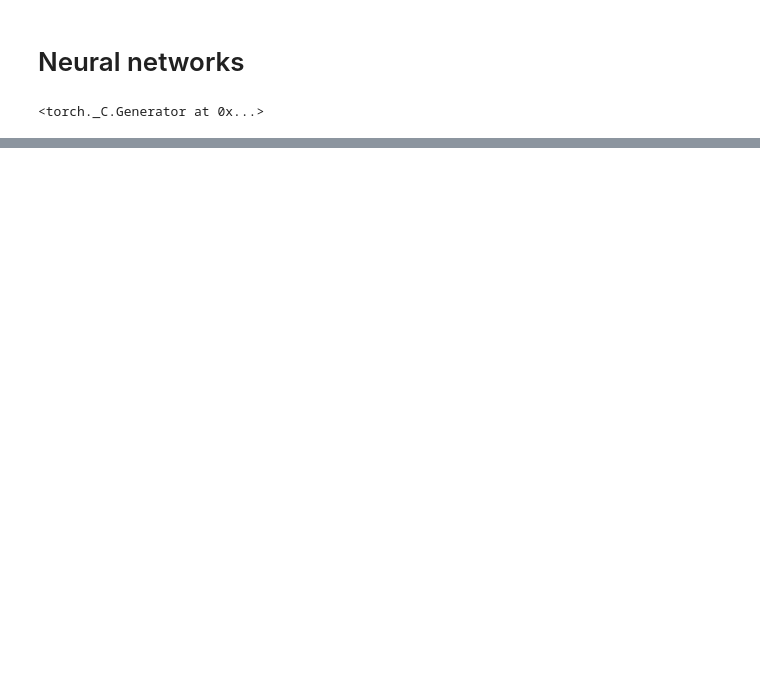
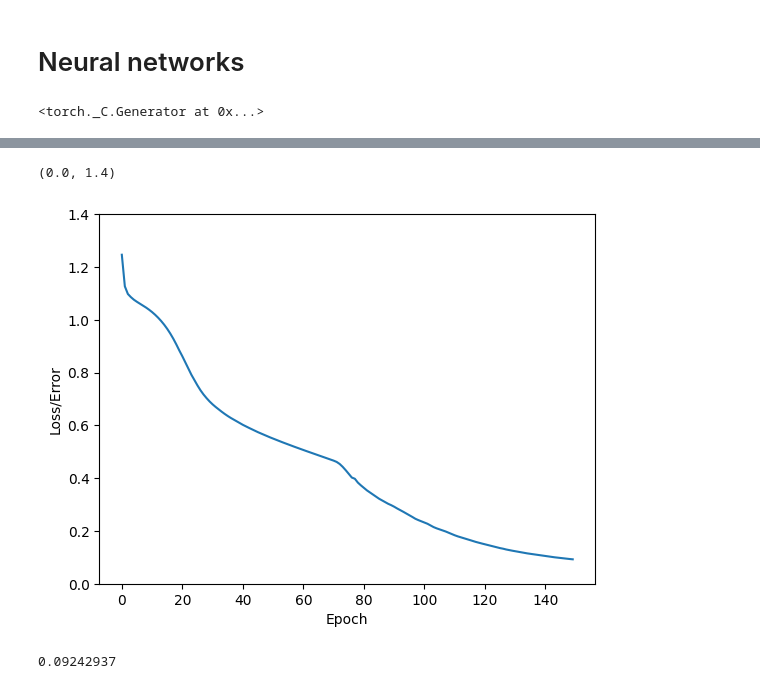
Before and after one commit to matteol1/Data-Science-ML-DL-, a Jupyter notebook: Sample_Neural_Network.ipynb, the cells around one changed output, grey strips where cells are left out. Saved outputs shown, nothing was run; the diff lists cells and outputs as text; code cells hidden in the pictures; blank space fills up the shorter version.

```diff
--- a/Sample_Neural_Network.ipynb
+++ b/Sample_Neural_Network.ipynb
@@ -38,0 +100,40 @@ model = ModelNetwork1()
+# %%
+#Float Tensors
+X_train = torch.FloatTensor(X_train)
+X_test = torch.FloatTensor(X_test)
+
+#Long Integers
+y_train = torch.LongTensor(y_train)
+y_test = torch.LongTensor(y_test)
+# %%
+#Define criterion to measure error
+crit = nn.CrossEntropyLoss()
+#Define optimizer
+# Adam
+# lr = learning rate
+optimizer = torch.optim.Adam(model.parameters(), lr=0.02)
+#model parameters are fc1 fc2 (out)
+# %%
+#Define epochs
+#how many full runs through the network
+epochs = 150
+losses = []
+# %%
+#Run for epochs
+for i in range(epochs):
+  #Forward
+  y_pred = model.forward(X_train)
+
+  #Measure error
+  loss = crit(y_pred, y_train)
+
+  losses.append(loss.detach().numpy())
+
+  if i%10 == 0:
+    print(f"Epoch: {i}, loss: {loss}")
+
+  #Backward testing
+  #Take error rate of forward propagation and feed it back into the network
+  optimizer.zero_grad()
+  loss.backward()
+  optimizer.step()
@@ -38,0 +156,12 @@ model = ModelNetwork1()
+# %%
+plt.plot(range(epochs), losses)
+plt.ylabel("Loss/Error")
+plt.xlabel("Epoch")
+plt.ylim(0,1.4)
+# %% [output]
+(0.0, 1.4)
+[figure, added]
+# %%
+print(losses[149])
+# %% [output]
+0.09242937
```
Also changed, not shown: parts of 16 cells of this notebook.
